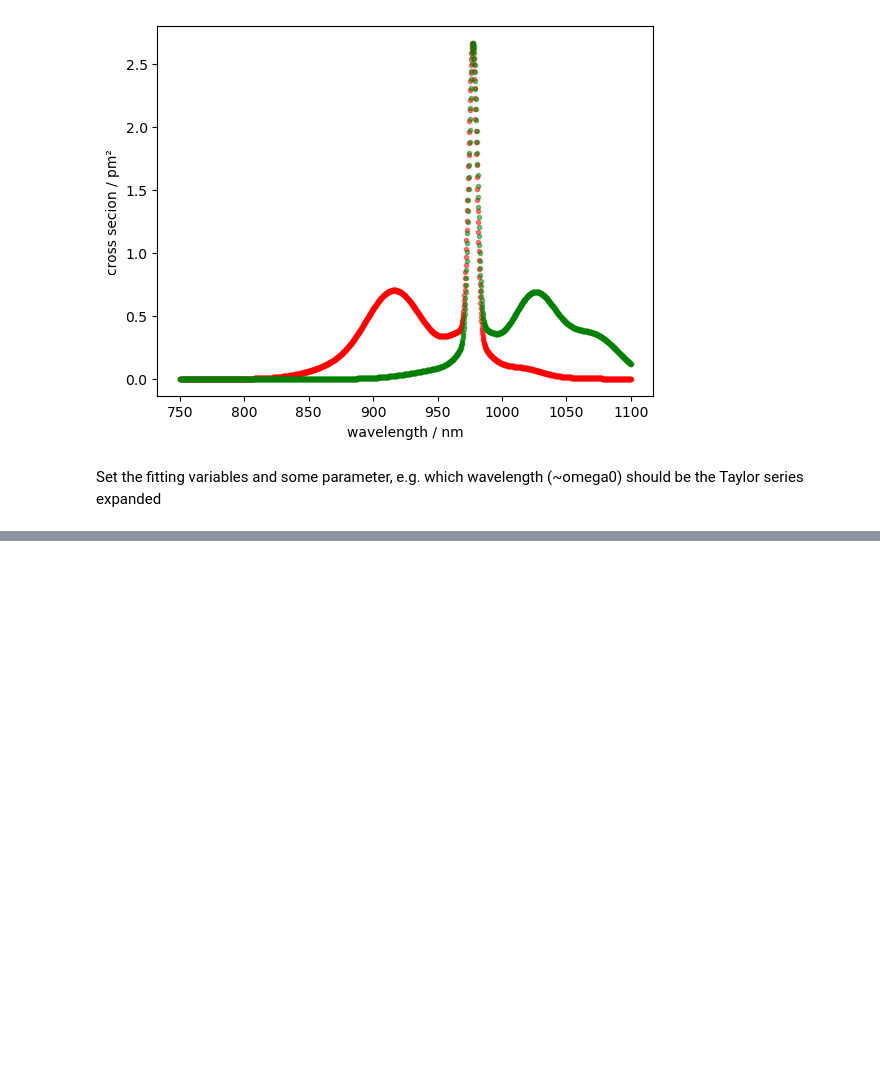
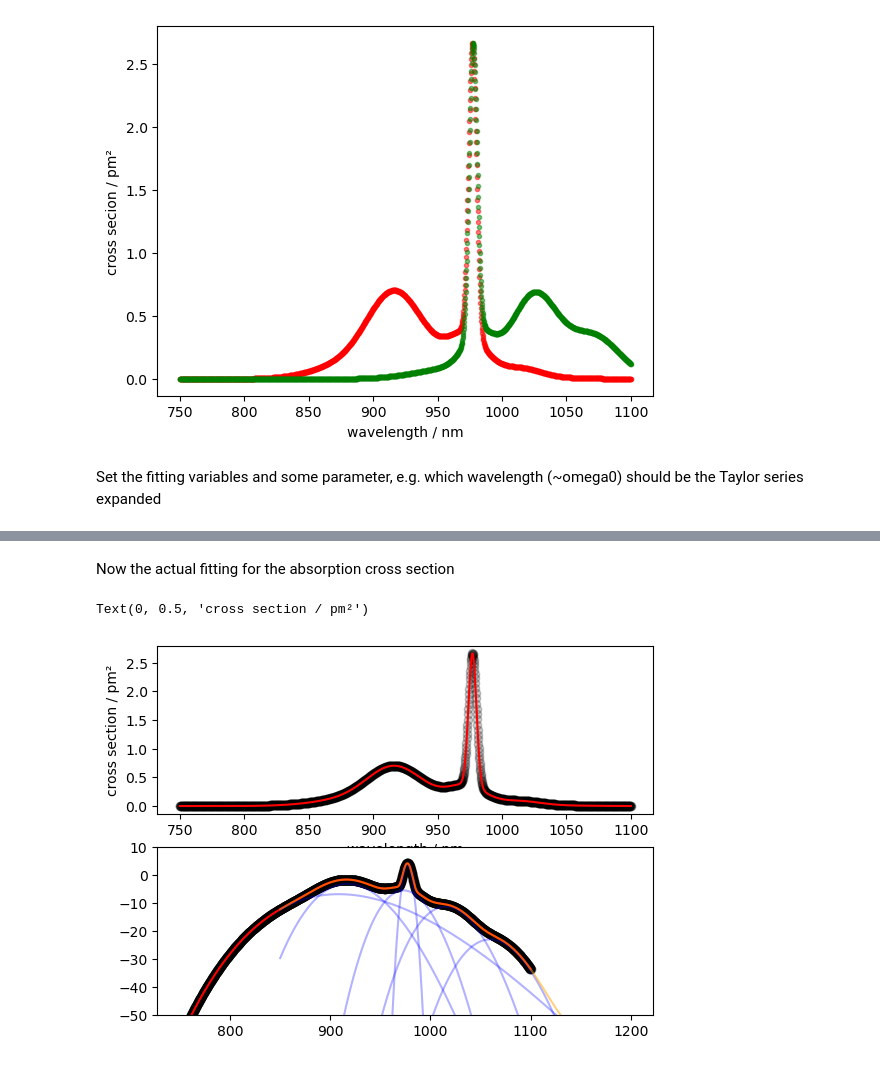
Before and after one commit to TomFD/fiberdesk-pytools, a Jupyter notebook: fitting cross secion data.ipynb, the cells around one changed output, grey strips where cells are left out. Saved outputs shown, nothing was run; the diff lists cells and outputs as text; code cells hidden in the pictures; blank space fills up the shorter version.

```diff
--- a/fitting cross secion data.ipynb
+++ b/fitting cross secion data.ipynb
@@ -45,11 +45,15 @@ UTF-8
 # %% [markdown]
 Plot the experimental data.
 # %%
-disp = df.to_numpy()
+val_matrix = df.to_numpy()
 
-wavelength_values = disp[:,0]*1e-9
-abs_cs_values = disp[:,1]*1e24
-em_cs_values = disp[:,2]*1e24
+wavelength_values = val_matrix[:,0]*1e-9
+abs_cs_values = val_matrix[:,1]*1e24
+em_cs_values = val_matrix[:,2]*1e24
+
+print(wavelength_values)
+print(abs_cs_values)
+print(em_cs_values)
 
 fig0 = plt.figure()
 ax0 = fig0.add_subplot(111)
@@ -159,0 +103,67 @@ Text(0, 0.5, 'beta2 / ps²/m')
+# %% [markdown]
+Now the actual fitting for the absorption cross section
+# %%
+# Parameter names and starting values
+params_abs = Parameters()
+params_abs.add('a1', value=2.0,min = 1e-3)
+params_abs.add('c1', value=977.0, min=850.0,max=1100.0)
+params_abs.add('w1', value=1.0,min = 0.1)
+
+params_abs.add('a2', value=0.3,min = 1e-3)
+params_abs.add('c2', value=912.0, min=850.0,max=1100.0)
+params_abs.add('w2', value=6.0,min = 0.1)
+
+params_abs.add('a3', value=0.4,min = 1e-3)
+params_abs.add('c3', value=929.0, min=850.0,max=1100.0)
+params_abs.add('w3', value=19.0,min = 0.1)
+
+params_abs.add('a4', value=0.1,min = 1e-3)
+params_abs.add('c4', value=973.0, min=850.0,max=1100.0)
+params_abs.add('w4', value=4.0,min = 0.1)
+
+params_abs.add('a5', value=0.065,min = 1e-5)
+params_abs.add('c5', value=1014.0, min=850.0,max=1100.0)
+params_abs.add('w5', value=7.0,min = 1.0)
+
+params_abs.add('a6', value=0.005,min = 1e-5)
+params_abs.add('c6', value=1064.0, min=850.0,max=1100.0)
+params_abs.add('w6', value=5.0,min = 1.0)
+
+
+X = wavelength_values*1e9 # now in nm
+
+out_abs = _TaylorFit.fit(abs_cs_values, params_abs, x=X)
+
+fig0 = plt.figure()
+ax0 = fig0.add_subplot(211)
+bx0 = fig0.add_subplot(212)
+ax0.plot(X,abs_cs_values,'o',color='black',alpha=0.2)
+ax0.plot(X,out_abs.best_fit,color='red',alpha=1)
+bx0.plot(X,10*np.log10(abs_cs_values),'o',color='black',alpha=0.5)
+bx0.plot(X,10*np.log10(out_abs.best_fit),color='red',alpha=1)
+
+parnames_abs = sorted(out_abs.params.keys())
+peak_no_abs = int(len(out_abs.params)/3)
+
+scaling = (2.0*m.sqrt(2.0*m.log(2.0)))
+
+oversampled_x = np.linspace(850.0,1200.0,2000)
+yo =np.zeros_like(oversampled_x)
+
+for k in range(peak_no_abs):
+    amp = out_abs.params[parnames_abs[k]]
+    cent = out_abs.params[parnames_abs[peak_no_abs+k]]
+    width = out_abs.params[parnames_abs[2*peak_no_abs+k]]
+
+    y=Gauss(oversampled_x,amp,cent,width)
+    yo+=y
+    bx0.plot(oversampled_x,10*np.log10(y),color="b",alpha=0.3)
+
+bx0.set_ylim([-50, 10])
+bx0.plot(oversampled_x,10*np.log10(yo),color='orange',alpha=0.5)
+
+ax0.set_xlabel('wavelength / nm')
+ax0.set_ylabel('cross section / pm²')
+# %% [output]
+Text(0, 0.5, 'cross section / pm²')
+[figure, added]
```
Also changed, not shown: parts of 5 cells of this notebook, 3 other files.
